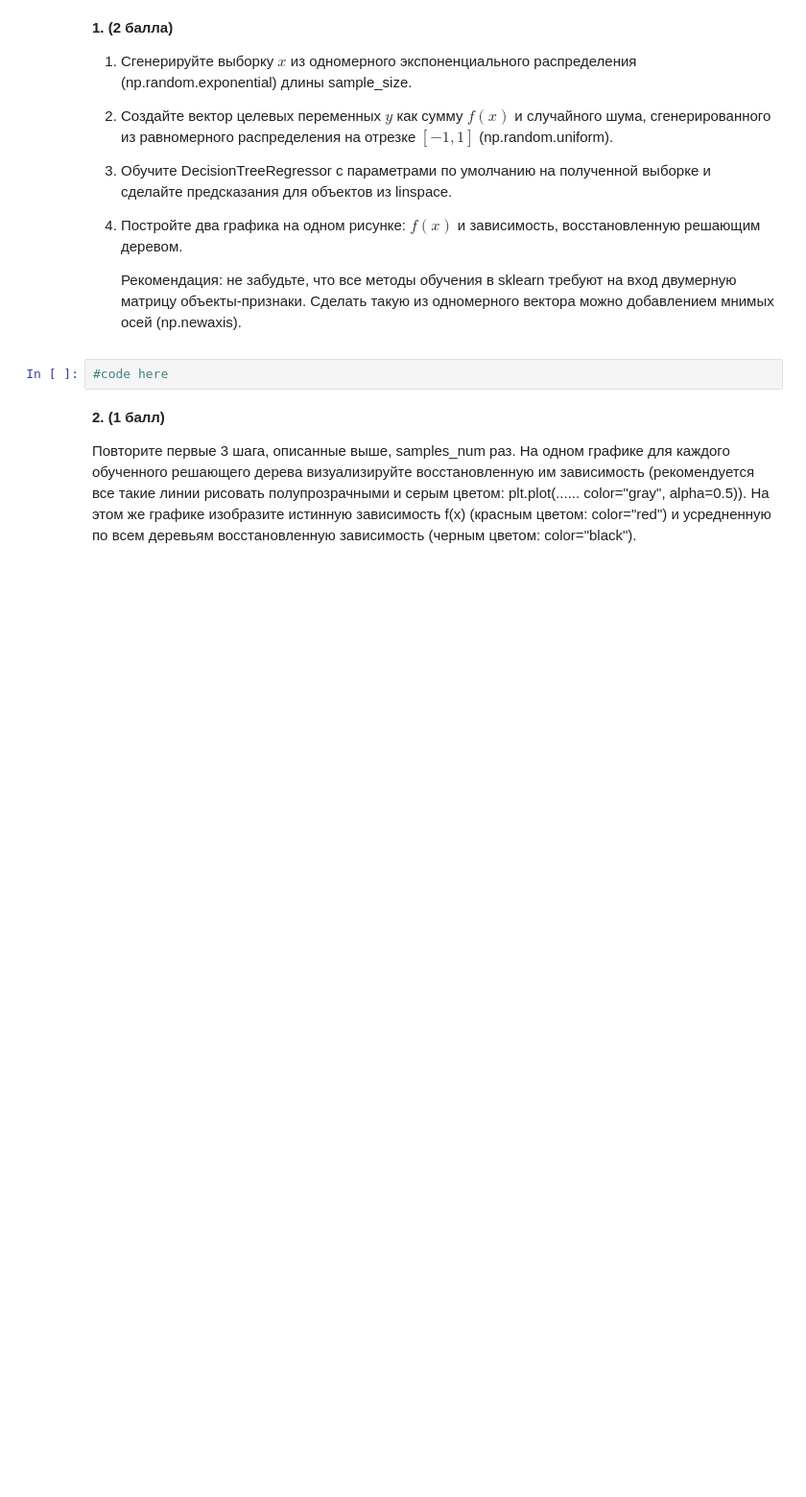
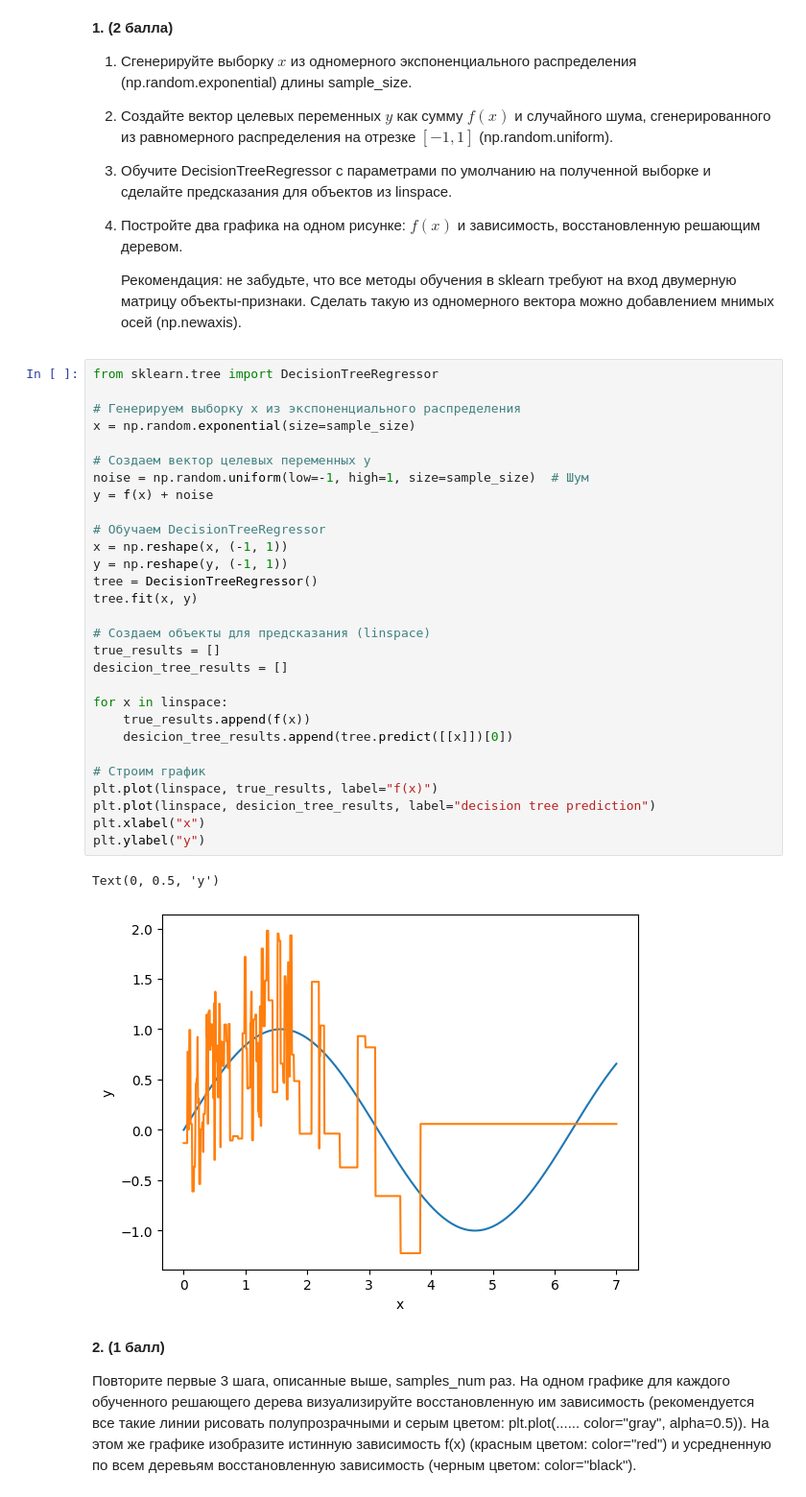
Before and after one commit to Temon116/ML1, a Jupyter notebook: task7/task7_dstree_practice.ipynb, the cells around one changed output. Shown at 96% size. Cells and saved outputs as stored; diff of their text form; blank space fills up the shorter version.

```diff
--- a/task7/task7_dstree_practice.ipynb
+++ b/task7/task7_dstree_practice.ipynb
@@ -21,8 +36,38 @@ __1. (2 балла)__
 1. Постройте два графика на одном рисунке: $f(x)$ и зависимость, восстановленную решающим деревом.
 
     Рекомендация: не забудьте, что все методы обучения в sklearn требуют на вход двумерную матрицу объекты-признаки. Сделать такую из одномерного вектора можно добавлением мнимых осей (np.newaxis).
-# %%
-#code here
+# %%
+from sklearn.tree import DecisionTreeRegressor
+
+# Генерируем выборку x из экспоненциального распределения
+x = np.random.exponential(size=sample_size)
+
+# Создаем вектор целевых переменных y
+noise = np.random.uniform(low=-1, high=1, size=sample_size)  # Шум
+y = f(x) + noise
+
+# Обучаем DecisionTreeRegressor
+x = np.reshape(x, (-1, 1))
+y = np.reshape(y, (-1, 1))
+tree = DecisionTreeRegressor()
+tree.fit(x, y)
+
+# Создаем объекты для предсказания (linspace)
+true_results = []
+desicion_tree_results = []
+
+for x in linspace:
+    true_results.append(f(x))
+    desicion_tree_results.append(tree.predict([[x]])[0])
+
+# Строим график
+plt.plot(linspace, true_results, label="f(x)")
+plt.plot(linspace, desicion_tree_results, label="decision tree prediction")
+plt.xlabel("x")
+plt.ylabel("y")
+# %% [output]
+Text(0, 0.5, 'y')
+[figure, added]
 # %% [markdown]
 __2. (1 балл)__
 
```
Also changed, not shown: parts of 25 cells of this notebook.
